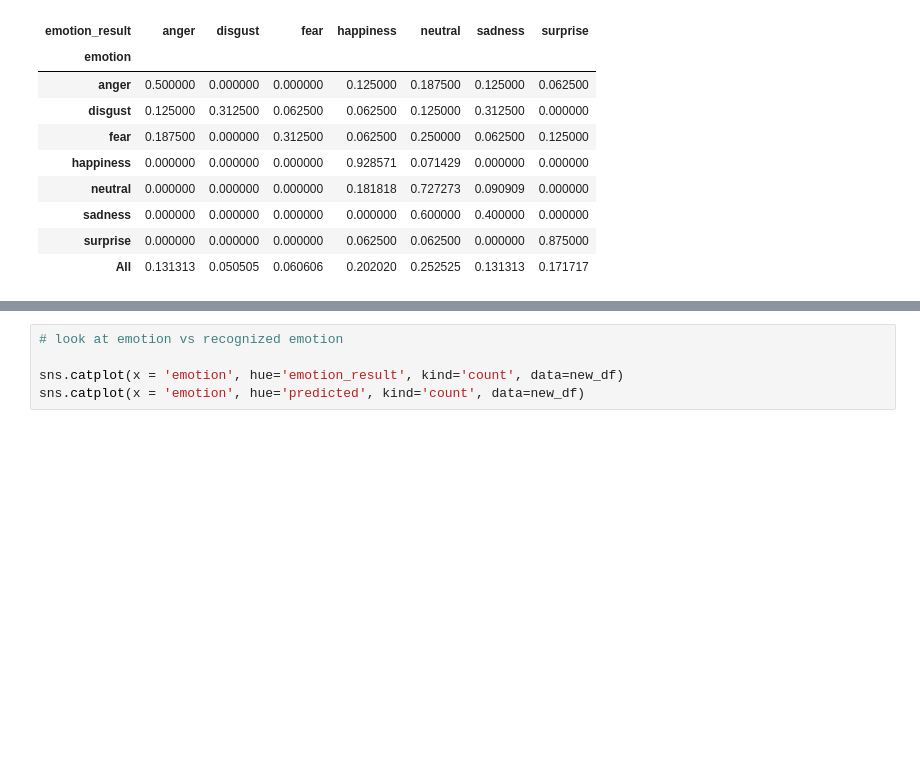
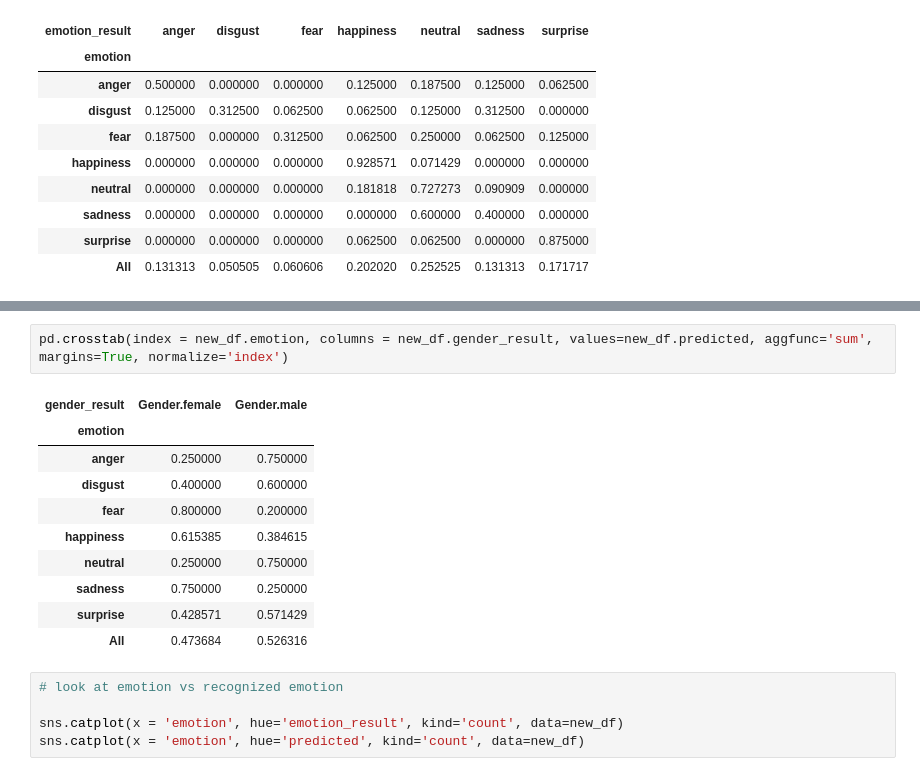
Before and after one commit to nagemnat/cs_face, a Jupyter notebook: emotions.ipynb, the cells around one changed output, grey strips where cells are left out. Drawn from its saved outputs; the diff is of its cells as text; blank space fills up the shorter version.

Commit message:
Add crosstab for glasses, gender and gender by emotion class actual

```diff
--- a/emotions.ipynb
+++ b/emotions.ipynb
@@ -536,3 +555,16 @@ pd.crosstab(index = new_df.emotion, columns = new_df.emotion_result, margins=Tru
+# %%
+pd.crosstab(index = new_df.emotion, columns = new_df.gender_result, values=new_df.predicted, aggfunc='sum', margins=True, normalize='index')
+# %% [output]
+| gender_result | Gender.female | Gender.male |
+| emotion |  |  |
+| anger | 0.250000 | 0.750000 |
+| disgust | 0.400000 | 0.600000 |
+| fear | 0.800000 | 0.200000 |
+| happiness | 0.615385 | 0.384615 |
+| neutral | 0.250000 | 0.750000 |
+| sadness | 0.750000 | 0.250000 |
+| surprise | 0.428571 | 0.571429 |
+| All | 0.473684 | 0.526316 |
 # %%
 # look at emotion vs recognized emotion
 
```
Also changed, not shown: parts of 6 cells of this notebook.
